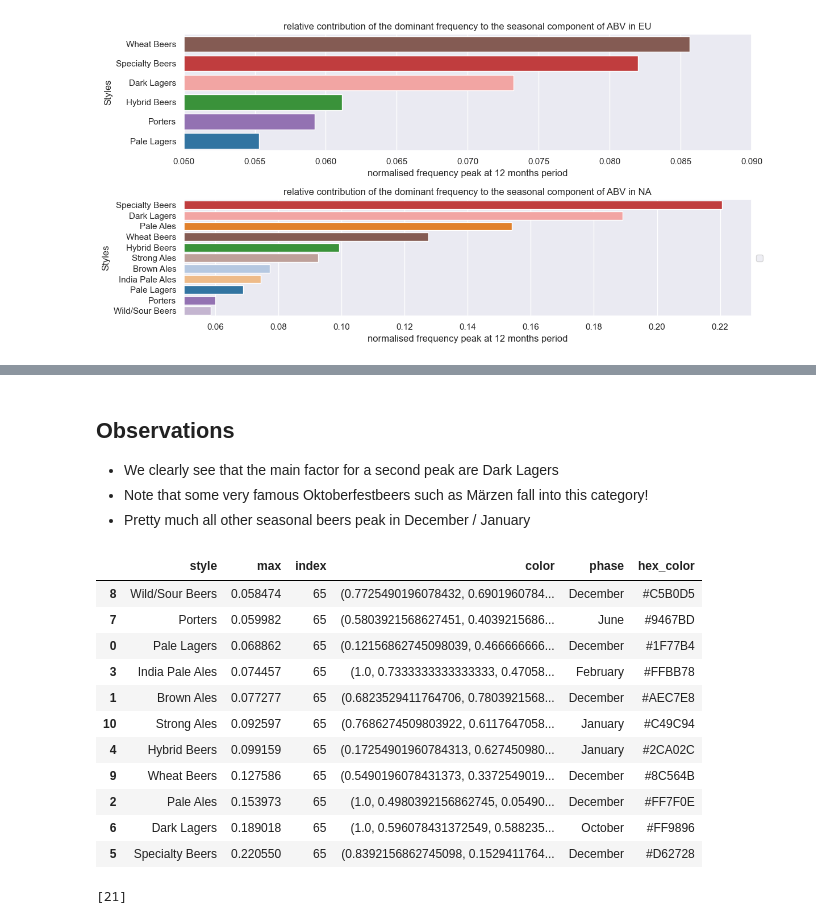
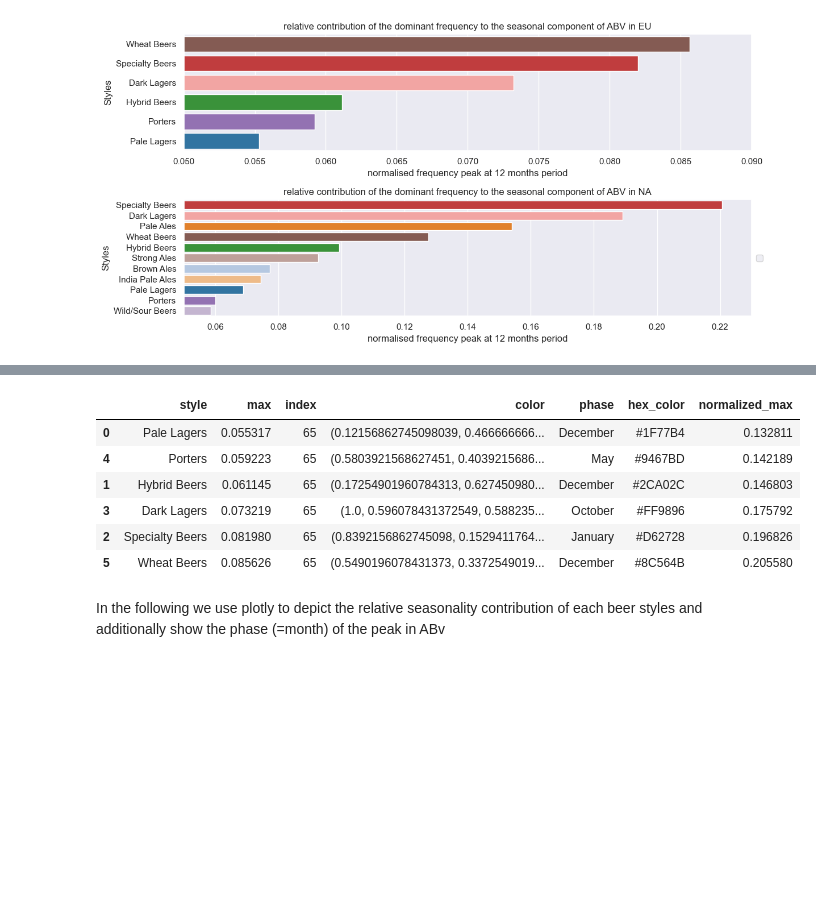
Before and after one commit to epfl-ada/ada-2023-project-welovepandas, a Jupyter notebook: Time_series.ipynb, the cells around one changed output, grey strips where cells are left out. Cells and saved outputs as stored; diff of their text form; code cells hidden in the pictures; blank space fills up the shorter version.

```diff
--- a/Time_series.ipynb
+++ b/Time_series.ipynb
@@ -444,20 +444,32 @@ max_df_EU.color.iloc[1]
 # %%
 # Define a function to convert RGB to HEX
 def rgb_to_hex(rgb):
     # Scale and convert float values to integers
     scaled_rgb = tuple(int(value * 255) for value in rgb)
 
     # Format as hexadecimal color code
     hex_value = "#{:02X}{:02X}{:02X}".format(*scaled_rgb)
 
     return hex_value
 
 # Apply the function to create a new 'hex_color' column
 max_df_EU['hex_color'] = max_df_EU['color'].apply(rgb_to_hex)
 max_df_NA['hex_color'] = max_df_NA['color'].apply(rgb_to_hex)
 
-# sort by max ascending
-max_df_EU = max_df_EU.sort_values(by='max', ascending=True)
-max_df_NA = max_df_NA.sort_values(by='max', ascending=True)
+# add normalised max to df
+max_df_EU['normalized_max'] = max_df_EU['max'] / max_df_EU['max'].sum()
+max_df_NA['normalized_max'] = max_df_NA['max'] / max_df_NA['max'].sum()
+
+display(max_df_EU)
+# %% [output]
+|  | style | max | index | color | phase | hex_color | normalized_max |
+| 0 | Pale Lagers | 0.055317 | 65 | (0.12156862745098039, 0.466666666... | December | #1F77B4 | 0.132811 |
+| 4 | Porters | 0.059223 | 65 | (0.5803921568627451, 0.4039215686... | May | #9467BD | 0.142189 |
+| 1 | Hybrid Beers | 0.061145 | 65 | (0.17254901960784313, 0.627450980... | December | #2CA02C | 0.146803 |
+| 3 | Dark Lagers | 0.073219 | 65 | (1.0, 0.596078431372549, 0.588235... | October | #FF9896 | 0.175792 |
+| 2 | Specialty Beers | 0.081980 | 65 | (0.8392156862745098, 0.1529411764... | January | #D62728 | 0.196826 |
+| 5 | Wheat Beers | 0.085626 | 65 | (0.5490196078431373, 0.3372549019... | December | #8C564B | 0.205580 |
+# %% [markdown]
+In the following we use plotly to depict the relative seasonality contribution of each beer styles and additionally show the phase (=month) of the peak in ABv
 # %%
 import plotly.graph_objects as go
@@ -537,30 +559,0 @@ fig_NA.show()
-# %% [markdown]
-## Observations
-- We clearly see that the main factor for a second peak are Dark Lagers
-- Note that some very famous Oktoberfestbeers such as Märzen fall into this category!
-- Pretty much all other seasonal beers peak in December / January
-# %%
-max_df_NA
-# %% [output]
-|  | style | max | index | color | phase | hex_color |
-| 8 | Wild/Sour Beers | 0.058474 | 65 | (0.7725490196078432, 0.6901960784... | December | #C5B0D5 |
-| 7 | Porters | 0.059982 | 65 | (0.5803921568627451, 0.4039215686... | June | #9467BD |
-| 0 | Pale Lagers | 0.068862 | 65 | (0.12156862745098039, 0.466666666... | December | #1F77B4 |
-| 3 | India Pale Ales | 0.074457 | 65 | (1.0, 0.7333333333333333, 0.47058... | February | #FFBB78 |
-| 1 | Brown Ales | 0.077277 | 65 | (0.6823529411764706, 0.7803921568... | December | #AEC7E8 |
-| 10 | Strong Ales | 0.092597 | 65 | (0.7686274509803922, 0.6117647058... | January | #C49C94 |
-| 4 | Hybrid Beers | 0.099159 | 65 | (0.17254901960784313, 0.627450980... | January | #2CA02C |
-| 9 | Wheat Beers | 0.127586 | 65 | (0.5490196078431373, 0.3372549019... | December | #8C564B |
-| 2 | Pale Ales | 0.153973 | 65 | (1.0, 0.4980392156862745, 0.05490... | December | #FF7F0E |
-| 6 | Dark Lagers | 0.189018 | 65 | (1.0, 0.596078431372549, 0.588235... | October | #FF9896 |
-| 5 | Specialty Beers | 0.220550 | 65 | (0.8392156862745098, 0.1529411764... | December | #D62728 |
-# %%
-my_list = [20]
-increment = 1
-
-# Increment the value at index 0
-my_list[0] += increment
-
-print(my_list)
-# %% [output]
-[21]
```
Also changed, not shown: parts of 16 cells of this notebook.
